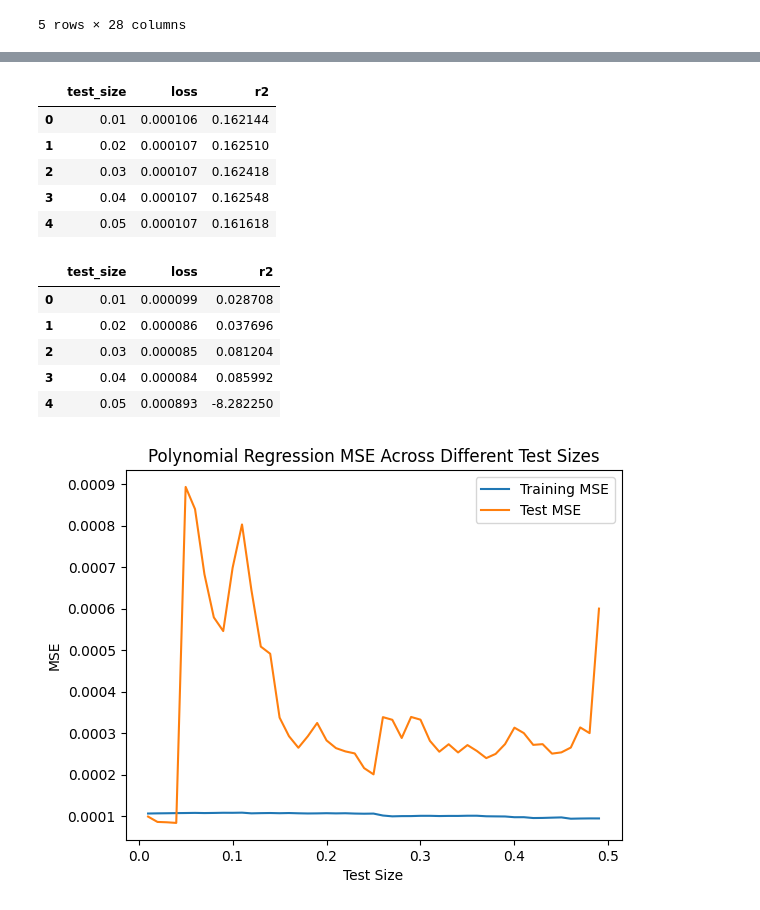
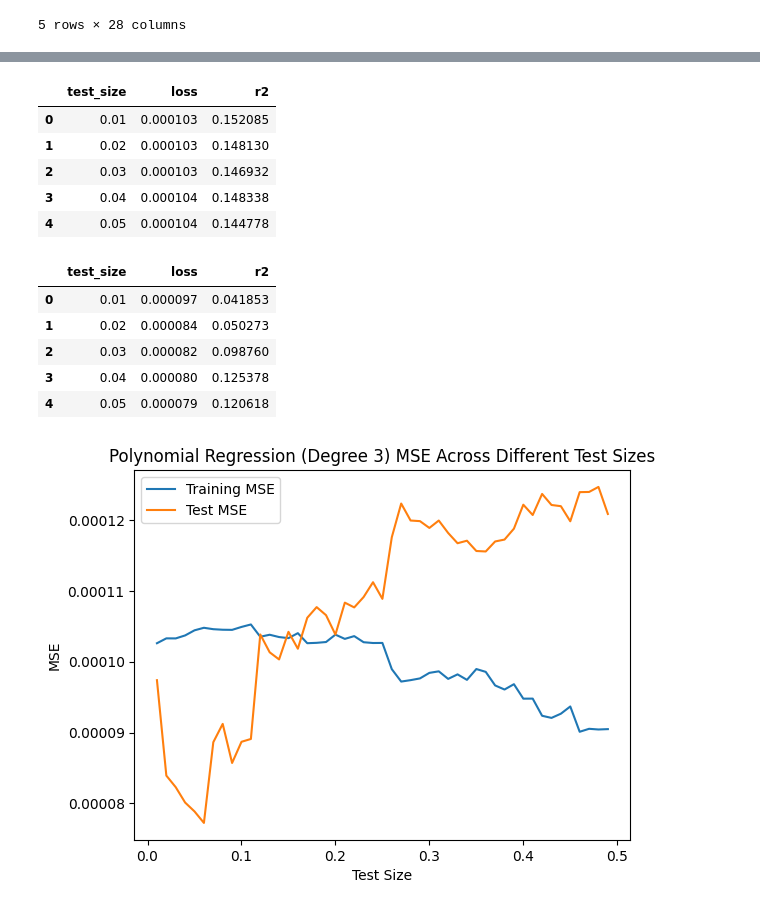
Before and after one commit to NickyDCFP/Machine-Learning-4563-Final-Project, a Jupyter notebook: polyreg.ipynb, the cells around one changed output, grey strips where cells are left out. Cells and saved outputs as stored; diff of their text form; code cells hidden in the pictures.

```diff
--- a/polyreg.ipynb
+++ b/polyreg.ipynb
@@ -71,7 +71,7 @@ poly = PolynomialFeatures(degree=3)
 X_train_poly = poly.fit_transform(X_train_scaled)
 X_test_poly = poly.transform(X_test_scaled)
 # %%
-model = LinearRegression()
+model = Lasso(alpha = 10)
 model.fit(X_train_poly, y_train)
 y_pred = model.predict(X_test_poly)
 # %%
@@ -84,6 +84,14 @@ R^2:0.09269808488501463
 # %%
 def try_test_size(X, y, test_size):
     X_train, X_test, y_train, y_test = train_test_split(X, y, test_size=test_size, random_state=42)
+    clf = IsolationForest()
+    clf.fit(X_train)
+    y_p = clf.predict(X_train)
+    X_train = X_train[y_p == 1, :]
+    y_train = y_train[y_p == 1]
+    y_p_test = clf.predict(X_test)
+    X_test = X_test[y_p_test == 1, :]
+    y_test = y_test[y_p_test == 1]
     scaler = StandardScaler()
     X_train_scaled = scaler.fit_transform(X_train)
     X_test_scaled = scaler.transform(X_test)
@@ -100,3 +108,26 @@ def try_test_size(X, y, test_size):
     test_r2 = r2_score(y_test, y_pred)
     return {'test_size': test_size, 'loss': train_loss, 'r2': train_r2}, \
            {'test_size': test_size, 'loss': test_loss, 'r2': test_r2}
+
+def try_regularization_alpha(X, y, alpha):
+    X_train, X_test, y_train, y_test = train_test_split(X, y, test_size=0.25, random_state=42)
+    clf = IsolationForest()
+    clf.fit(X_train)
+    y_p = clf.predict(X_train)
+    X_train = X_train[y_p == 1, :]
+    y_train = y_train[y_p == 1]
+    y_p_test = clf.predict(X_test)
+    X_test = X_test[y_p_test == 1, :]
+    y_test = y_test[y_p_test == 1]
+    scaler = StandardScaler()
+    X_train_scaled = scaler.fit_transform(X_train)
+    X_test_scaled = scaler.transform(X_test)
+    poly = PolynomialFeatures(degree=3)
+    X_train_poly = poly.fit_transform(X_train_scaled)
+    X_test_poly = poly.transform(X_test_scaled)
+    model = Lasso(alpha=alpha)
+    model.fit(X_train_poly, y_train)
+    y_pred = model.predict(X_test_poly)
+    test_loss = mean_squared_error(y_test, y_pred)
+    test_r2 = r2_score(y_test, y_pred)
+    return {'alpha': alpha, 'loss': test_loss, 'r2': test_r2}
@@ -115,28 +190,28 @@ display(training_error.head())
 display(test_error.head())
 # %% [output]
 |  | test_size | loss | r2 |
-| 0 | 0.01 | 0.000106 | 0.162144 |
-| 1 | 0.02 | 0.000107 | 0.162510 |
-| 2 | 0.03 | 0.000107 | 0.162418 |
-| 3 | 0.04 | 0.000107 | 0.162548 |
-| 4 | 0.05 | 0.000107 | 0.161618 |
+| 0 | 0.01 | 0.000103 | 0.152085 |
+| 1 | 0.02 | 0.000103 | 0.148130 |
+| 2 | 0.03 | 0.000103 | 0.146932 |
+| 3 | 0.04 | 0.000104 | 0.148338 |
+| 4 | 0.05 | 0.000104 | 0.144778 |
 |  | test_size | loss | r2 |
-| 0 | 0.01 | 0.000099 | 0.028708 |
-| 1 | 0.02 | 0.000086 | 0.037696 |
-| 2 | 0.03 | 0.000085 | 0.081204 |
-| 3 | 0.04 | 0.000084 | 0.085992 |
-| 4 | 0.05 | 0.000893 | -8.282250 |
+| 0 | 0.01 | 0.000097 | 0.041853 |
+| 1 | 0.02 | 0.000084 | 0.050273 |
+| 2 | 0.03 | 0.000082 | 0.098760 |
+| 3 | 0.04 | 0.000080 | 0.125378 |
+| 4 | 0.05 | 0.000079 | 0.120618 |
 # %%
 plt.figure()
 plt.plot(training_error['test_size'], training_error['loss'], label='Training MSE')
 plt.plot(test_error['test_size'], test_error['loss'], label='Test MSE')
-plt.title('Polynomial Regression MSE Across Different Test Sizes')
+plt.title('Polynomial Regression (Degree 3) MSE Across Different Test Sizes')
 plt.xlabel('Test Size')
 plt.ylabel('MSE')
 plt.legend()
 plt.show()
 # %% [output]
-[figure, old version]
+[figure, new version]
 # %%
 plt.figure()
 plt.plot(training_error['test_size'], training_error['r2'], label='Training R2')
```
Also changed, not shown: parts of 7 cells of this notebook, 1 other file.
